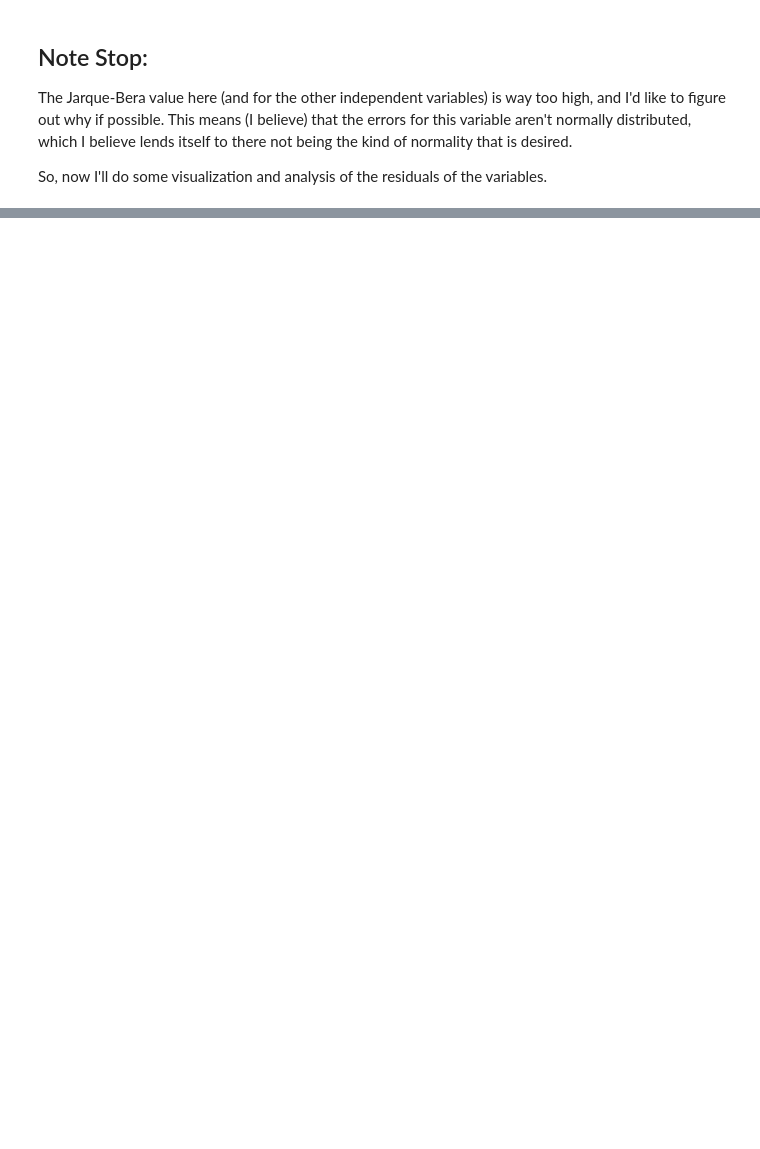
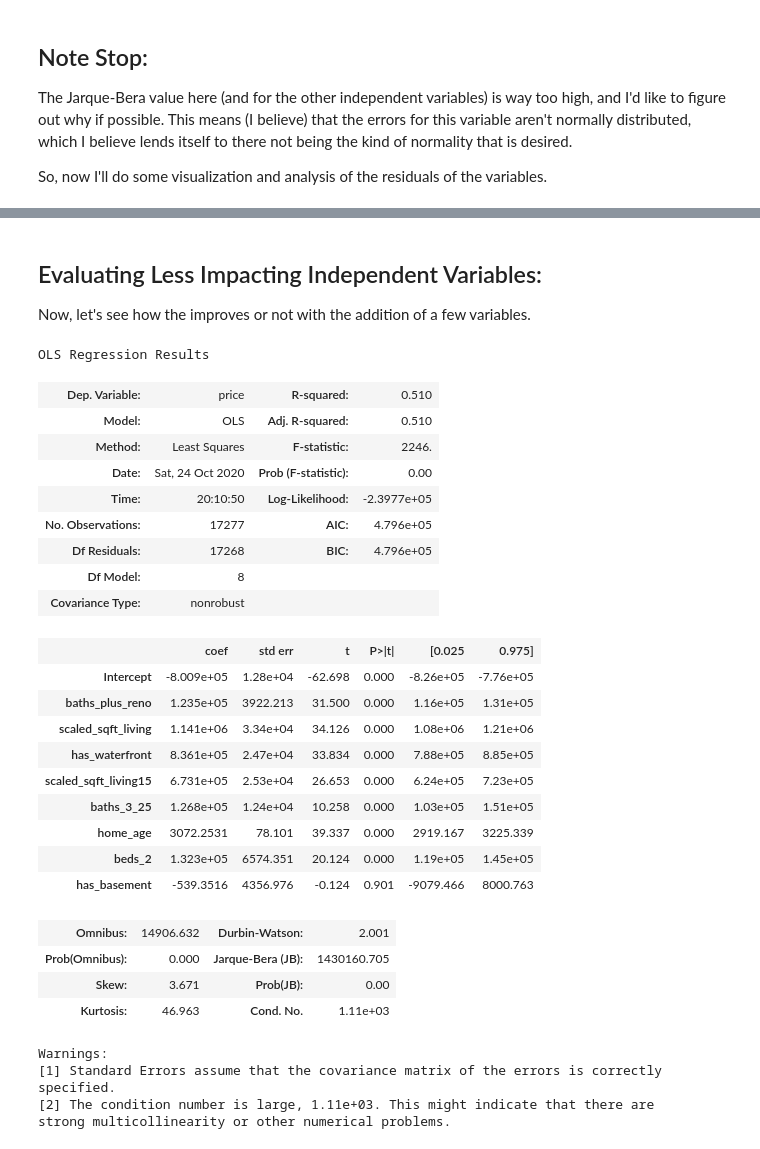
Before and after one commit to emel333/house-price-predict, a Jupyter notebook: Untitled.ipynb, the cells around one changed output, grey strips where cells are left out. Cells and saved outputs as stored; diff of their text form; code cells hidden in the pictures; blank space fills up the shorter version.

```diff
--- a/Untitled.ipynb
+++ b/Untitled.ipynb
@@ -771 +770,49 @@ Warnings:
 strong multicollinearity or other numerical problems.
+# %% [markdown]
+Evaluating Less Impacting Independent Variables:
+--
+
+Now, let's see how the improves or not with the addition of a few variables.
+# %%
+# Adding in the following variable, one by one:
+# has_basement / additional baths variables / additional beds variables / a number of floors variables / condition variables
+
+include = ['baths_plus_reno','scaled_sqft_living','has_waterfront','scaled_sqft_living15',
+          'baths_3_25','home_age','beds_2', 'has_basement']
+
+outcome3 = 'price'
+predictors3 = train3.drop(['price'],axis=1)
+pred_sum3 = '+'.join(predictors3[include])
+formula3 = outcome3 + '~' + pred_sum3
+
+model3 = ols(formula=formula3, data=train3).fit()
+model3.summary()
+# %% [output]
+OLS Regression Results
+| Dep. Variable: | price | R-squared: | 0.510 |
+| Model: | OLS | Adj. R-squared: | 0.510 |
+| Method: | Least Squares | F-statistic: | 2246. |
+| Date: | Sat, 24 Oct 2020 | Prob (F-statistic): | 0.00 |
+| Time: | 20:10:50 | Log-Likelihood: | -2.3977e+05 |
+| No. Observations: | 17277 | AIC: | 4.796e+05 |
+| Df Residuals: | 17268 | BIC: | 4.796e+05 |
+| Df Model: | 8 |  |  |
+| Covariance Type: | nonrobust |  |  |
+|  | coef | std err | t | P>|t| | [0.025 | 0.975] |
+| Intercept | -8.009e+05 | 1.28e+04 | -62.698 | 0.000 | -8.26e+05 | -7.76e+05 |
+| baths_plus_reno | 1.235e+05 | 3922.213 | 31.500 | 0.000 | 1.16e+05 | 1.31e+05 |
+| scaled_sqft_living | 1.141e+06 | 3.34e+04 | 34.126 | 0.000 | 1.08e+06 | 1.21e+06 |
+| has_waterfront | 8.361e+05 | 2.47e+04 | 33.834 | 0.000 | 7.88e+05 | 8.85e+05 |
+| scaled_sqft_living15 | 6.731e+05 | 2.53e+04 | 26.653 | 0.000 | 6.24e+05 | 7.23e+05 |
+| baths_3_25 | 1.268e+05 | 1.24e+04 | 10.258 | 0.000 | 1.03e+05 | 1.51e+05 |
+| home_age | 3072.2531 | 78.101 | 39.337 | 0.000 | 2919.167 | 3225.339 |
+| beds_2 | 1.323e+05 | 6574.351 | 20.124 | 0.000 | 1.19e+05 | 1.45e+05 |
+| has_basement | -539.3516 | 4356.976 | -0.124 | 0.901 | -9079.466 | 8000.763 |
+| Omnibus: | 14906.632 | Durbin-Watson: | 2.001 |
+| Prob(Omnibus): | 0.000 | Jarque-Bera (JB): | 1430160.705 |
+| Skew: | 3.671 | Prob(JB): | 0.00 |
+| Kurtosis: | 46.963 | Cond. No. | 1.11e+03 |
+Warnings:
+[1] Standard Errors assume that the covariance matrix of the errors is correctly specified.
+[2] The condition number is large, 1.11e+03. This might indicate that there are
+strong multicollinearity or other numerical problems.
```
Also changed, not shown: parts of 27 cells of this notebook.
